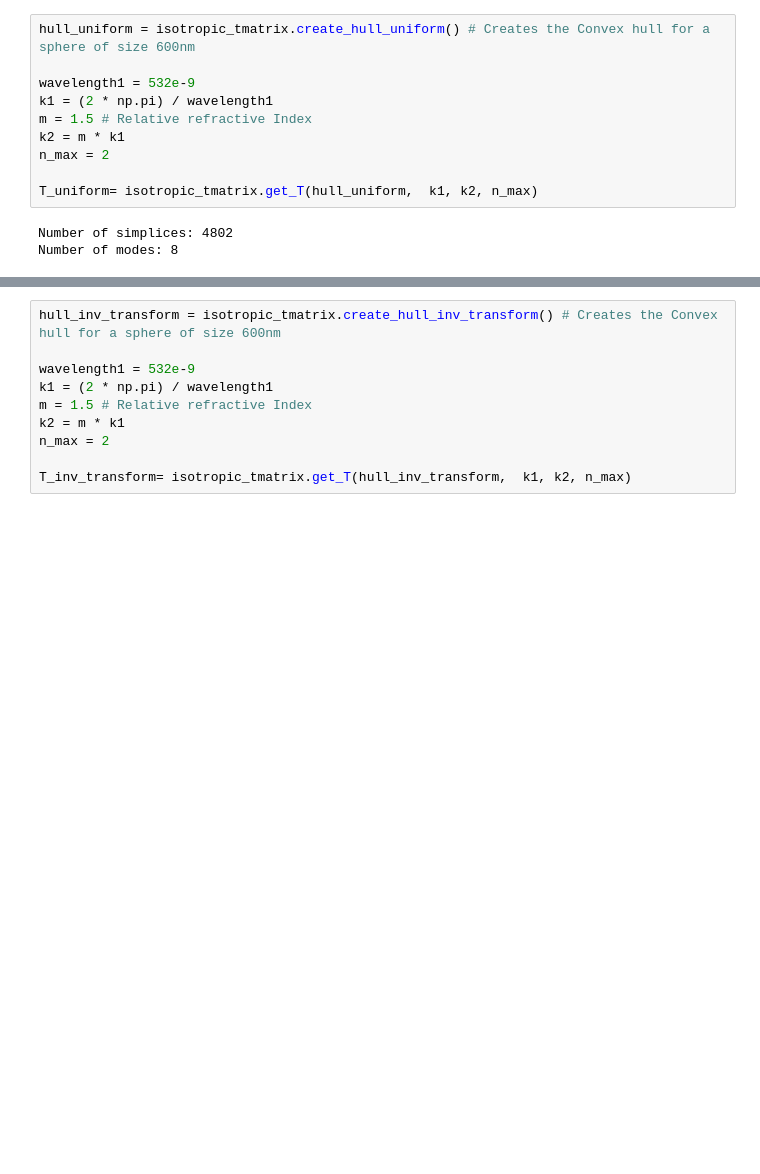
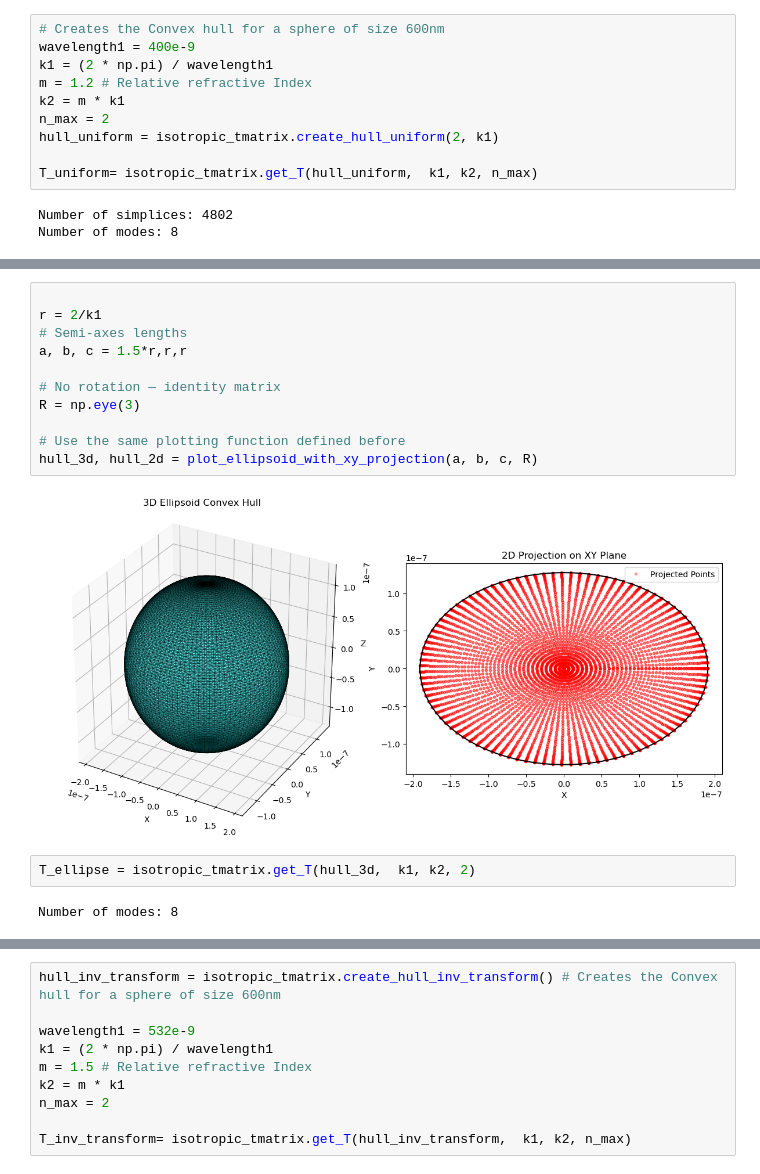
Before and after one commit to Optical-Theory-Group/random-matrix, a Jupyter notebook: T_mat sphere check.ipynb, the cells around one changed output, grey strips where cells are left out. Saved outputs shown, nothing was run; the diff lists cells and outputs as text; blank space fills up the shorter version.

```diff
--- a/T_mat sphere check.ipynb
+++ b/T_mat sphere check.ipynb
@@ -6,13 +6,13 @@ import math
 # %% [markdown]
 1. Generating the T_matrix
 # %%
-hull_uniform = isotropic_tmatrix.create_hull_uniform() # Creates the Convex hull for a sphere of size 600nm
-
-wavelength1 = 532e-9
+# Creates the Convex hull for a sphere of size 600nm
+wavelength1 = 400e-9
 k1 = (2 * np.pi) / wavelength1
-m = 1.5 # Relative refractive Index
+m = 1.2 # Relative refractive Index
 k2 = m * k1
 n_max = 2
+hull_uniform = isotropic_tmatrix.create_hull_uniform(2, k1)
 
 T_uniform= isotropic_tmatrix.get_T(hull_uniform,  k1, k2, n_max)
 # %% [output]
@@ -24,0 +143,17 @@ T_uniform[1][1]
+# %%
+
+r = 2/k1
+# Semi-axes lengths
+a, b, c = 1.5*r,r,r
+
+# No rotation — identity matrix
+R = np.eye(3)
+
+# Use the same plotting function defined before
+hull_3d, hull_2d = plot_ellipsoid_with_xy_projection(a, b, c, R)
+# %% [output]
+[figure, added]
+# %%
+T_ellipse = isotropic_tmatrix.get_T(hull_3d,  k1, k2, 2)
+# %% [output]
+Number of modes: 8
```
Also changed, not shown: parts of 9 cells of this notebook, 2 other files.
